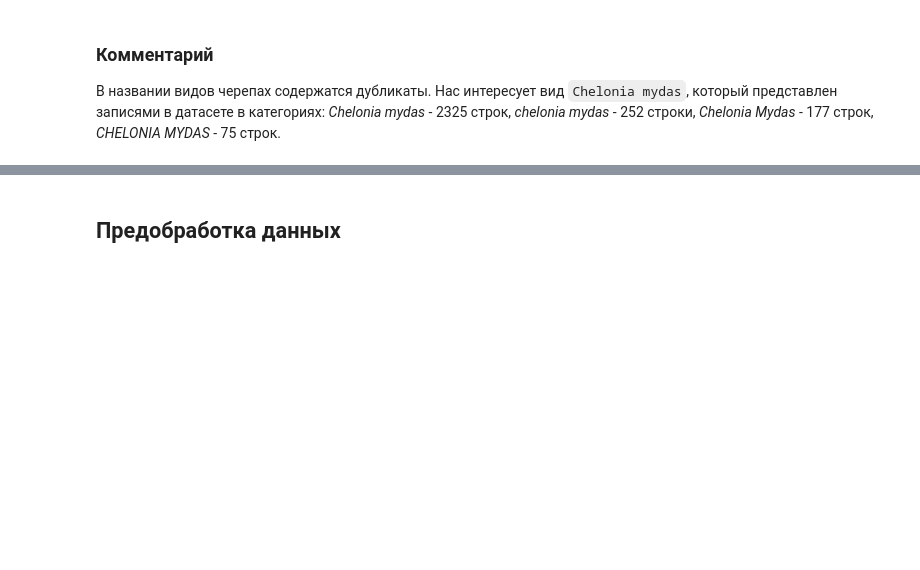
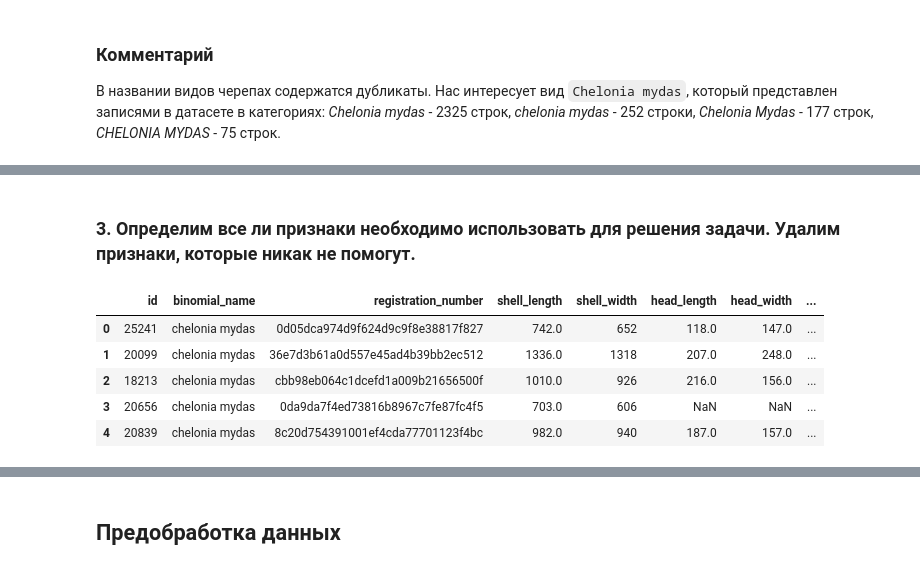
Before and after one commit to TemaQDX/project_turtle, a Jupyter notebook: project_turtle_sprint_10_Artem_Burov.ipynb, the cells around one changed output, grey strips where cells are left out. Drawn from its saved outputs; the diff is of its cells as text; code cells hidden in the pictures; blank space fills up the shorter version.

```diff
--- a/project_turtle_sprint_10_Artem_Burov.ipynb
+++ b/project_turtle_sprint_10_Artem_Burov.ipynb
@@ -84,6 +89,8 @@ df_turtles.head()
 | 2 | 24689 | LEPIDOCHELYS OLIVACEA | bfcec01187569615087e4d777c44985a | 408.0 | 343 | 71.0 | 70.0 | ... |
 | 3 | 17945 | Lepidochelys Olivacea | 2c159675aa28f0ea566fce2090bf4c82 | 512.0 | 432 | 98.0 | 95.0 | ... |
 | 4 | 24543 | lepidochelys olivacea | ecd22499761e2ac56a6d8eb765ec566d | 408.0 | 307 | 50.0 | 54.0 | ... |
+# %%
+df_turtles.columns = df_turtles.columns.str.replace(' ', '_')
 # %%
 df_turtles.info()
 # %% [output]
@@ -177,0 +184,4 @@ Name: count, dtype: int64
+# %%
+# Прежде всего утсраним дубликаты в названиях черепах
+df_turtles['binomial_name'] =  df_turtles['binomial_name'].str.lower()
+df_turtles['binomial_name'].unique()
@@ -177,0 +194,3 @@ Name: count, dtype: int64
+# %%
+df_chelodia_mydas = df_turtles[df_turtles['binomial_name'] == 'chelonia mydas'].reset_index(drop=True)
+df_chelodia_mydas.info()
@@ -177,0 +215,11 @@ Name: count, dtype: int64
+# %% [markdown]
+### 3. Определим все ли признаки необходимо использовать для решения задачи. Удалим признаки, которые никак не помогут.
+# %%
+df_chelodia_mydas.head()
+# %% [output]
+|  | id | binomial_name | registration_number | shell_length | shell_width | head_length | head_width | ... |
+| 0 | 25241 | chelonia mydas | 0d05dca974d9f624d9c9f8e38817f827 | 742.0 | 652 | 118.0 | 147.0 | ... |
+| 1 | 20099 | chelonia mydas | 36e7d3b61a0d557e45ad4b39bb2ec512 | 1336.0 | 1318 | 207.0 | 248.0 | ... |
+| 2 | 18213 | chelonia mydas | cbb98eb064c1dcefd1a009b21656500f | 1010.0 | 926 | 216.0 | 156.0 | ... |
+| 3 | 20656 | chelonia mydas | 0da9da7f4ed73816b8967c7fe87fc4f5 | 703.0 | 606 | NaN | NaN | ... |
+| 4 | 20839 | chelonia mydas | 8c20d754391001ef4cda77701123f4bc | 982.0 | 940 | 187.0 | 157.0 | ... |
```
Also changed, not shown: parts of 16 cells of this notebook.
